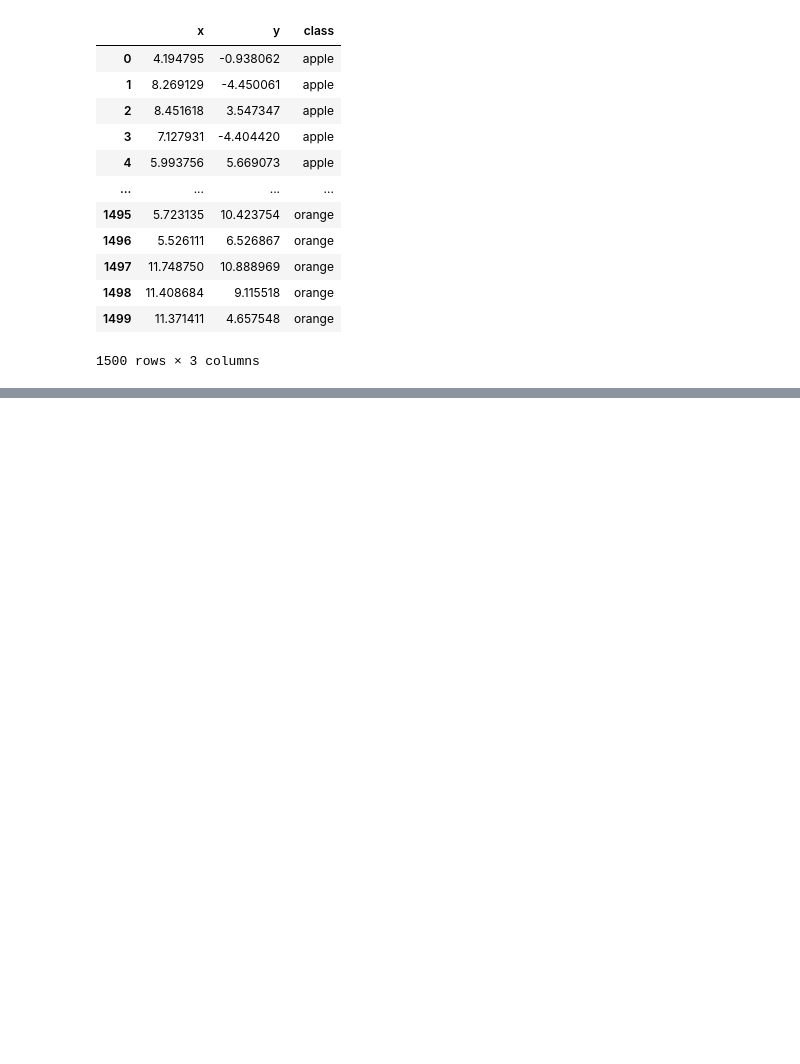
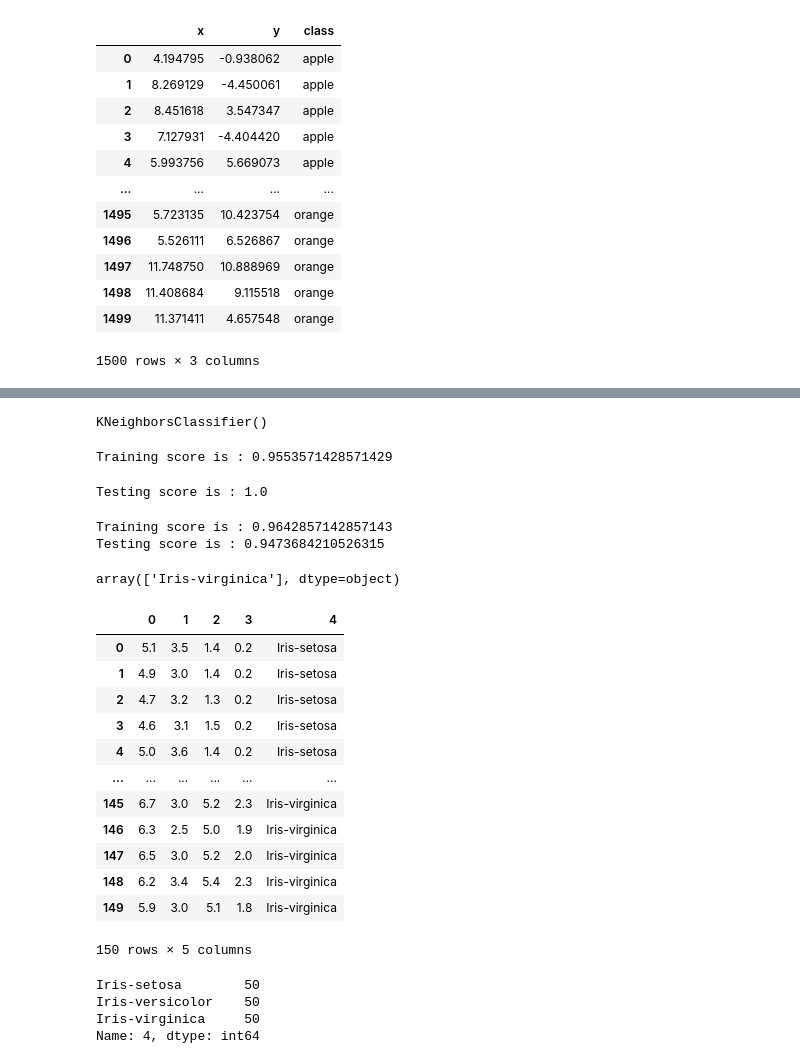
Before and after one commit to nnkrishnakumar/WD_MachineLearning-23-1-2023-, a Jupyter notebook: first.ipynb, the cells around one changed output, grey strips where cells are left out. Drawn from its saved outputs; the diff is of its cells as text; code cells hidden in the pictures; blank space fills up the shorter version.

```diff
--- a/first.ipynb
+++ b/first.ipynb
@@ -806,0 +865,74 @@ testing score: 0.8106666666666666
+# %%
+# choose algorithm and algorithm type like classifcation algorithm or regression algorithm
+# import algorithm
+df[4].value_counts()
+
+from sklearn.neighbors import KNeighborsClassifier
+# train model
+model=KNeighborsClassifier()
+model.fit(X_train,y_train)
+# %% [output]
+KNeighborsClassifier()
+# %%
+# training score
+
+y_pred=model.predict(X_train)
+
+from sklearn.metrics import accuracy_score
+
+print("Training score is :",accuracy_score(y_pred,y_train))
+# %% [output]
+Training score is : 0.9553571428571429
+# %%
+# testing score
+y_test_pred=model.predict(X_test)
+print("Testing score is :",accuracy_score(y_test_pred,y_test))
+# %% [output]
+Testing score is : 1.0
+# %%
+from sklearn.model_selection import train_test_split
+X_train,X_test,y_train,y_test=train_test_split(X_sc,y,random_state=111)
+from sklearn.neighbors import KNeighborsClassifier
+# train model
+model=KNeighborsClassifier()
+model.fit(X_train,y_train)
+# training score
+
+y_pred=model.predict(X_train)
+
+from sklearn.metrics import accuracy_score
+
+print("Training score is :",accuracy_score(y_pred,y_train))
+# testing score
+y_test_pred=model.predict(X_test)
+print("Testing score is :",accuracy_score(y_test_pred,y_test))
+# %% [output]
+Training score is : 0.9642857142857143
+Testing score is : 0.9473684210526315
+# %%
+model.predict([[1.2,3.4,2.34,4.2]])
+# %% [output]
+array(['Iris-virginica'], dtype=object)
+# %%
+df
+# %% [output]
+|  | 0 | 1 | 2 | 3 | 4 |
+| 0 | 5.1 | 3.5 | 1.4 | 0.2 | Iris-setosa |
+| 1 | 4.9 | 3.0 | 1.4 | 0.2 | Iris-setosa |
+| 2 | 4.7 | 3.2 | 1.3 | 0.2 | Iris-setosa |
+| 3 | 4.6 | 3.1 | 1.5 | 0.2 | Iris-setosa |
+| 4 | 5.0 | 3.6 | 1.4 | 0.2 | Iris-setosa |
+| ... | ... | ... | ... | ... | ... |
+| 145 | 6.7 | 3.0 | 5.2 | 2.3 | Iris-virginica |
+| 146 | 6.3 | 2.5 | 5.0 | 1.9 | Iris-virginica |
+| 147 | 6.5 | 3.0 | 5.2 | 2.0 | Iris-virginica |
+| 148 | 6.2 | 3.4 | 5.4 | 2.3 | Iris-virginica |
+| 149 | 5.9 | 3.0 | 5.1 | 1.8 | Iris-virginica |
+150 rows × 5 columns
+# %%
+df[4].value_counts()
+# %% [output]
+Iris-setosa        50
+Iris-versicolor    50
+Iris-virginica     50
+Name: 4, dtype: int64
```
Also changed, not shown: parts of 28 cells of this notebook, 3 other files.
